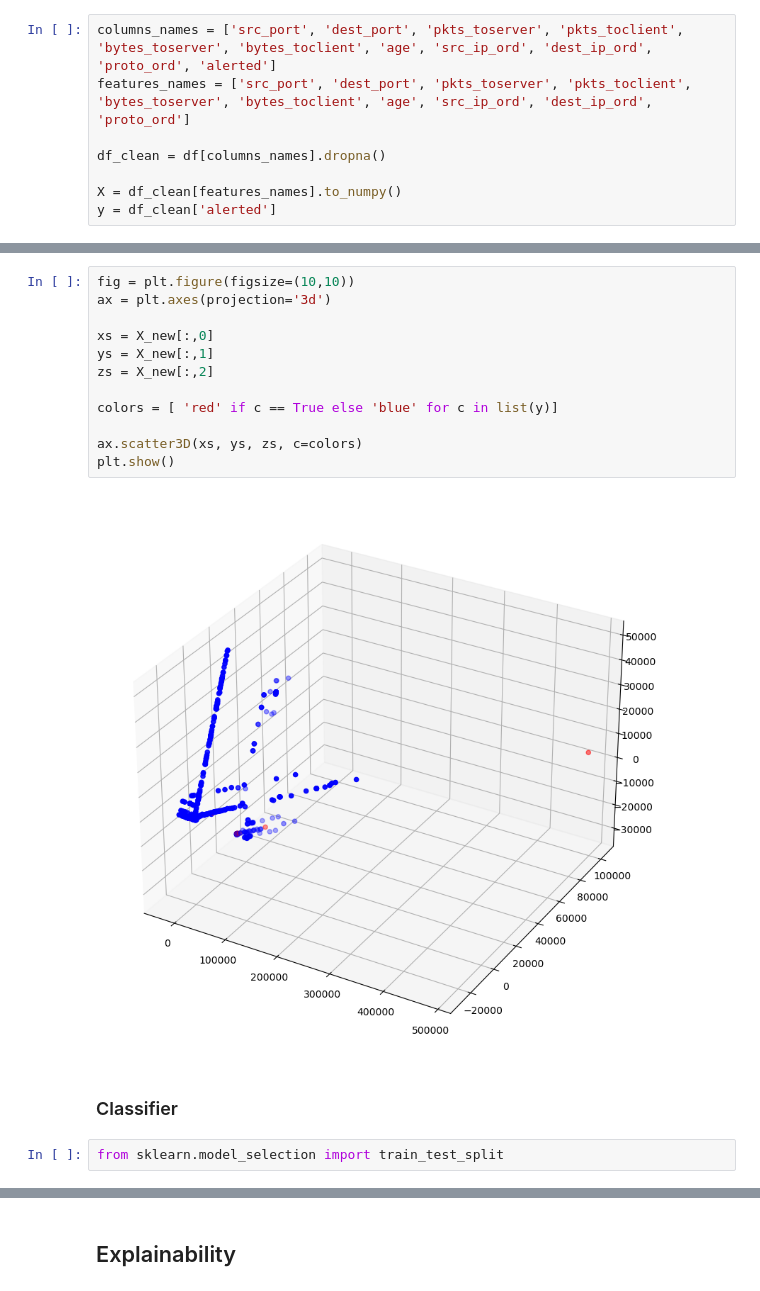
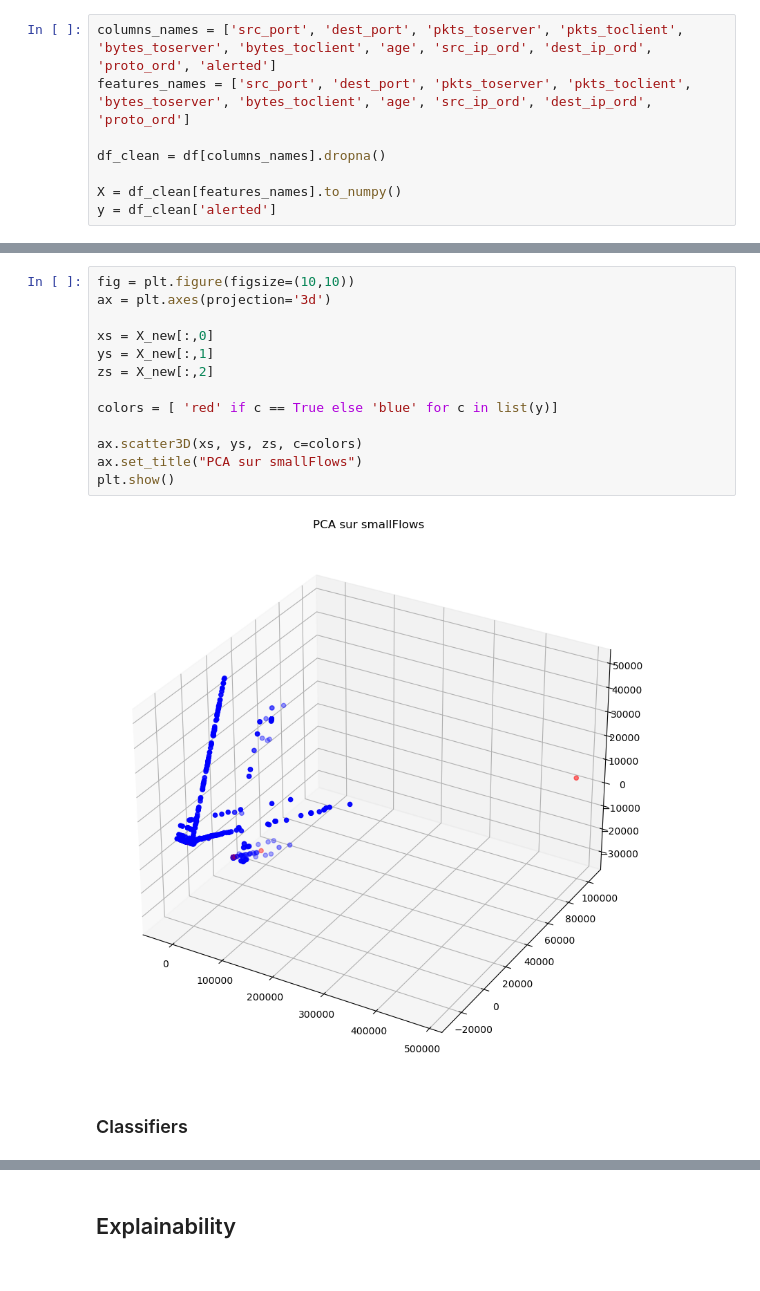
Before and after one commit to BenjaminDeporte/Cyber, a Jupyter notebook: code/SandBox.ipynb, the cells around one changed output, grey strips where cells are left out. Saved outputs shown, nothing was run; the diff lists cells and outputs as text.

```diff
--- a/code/SandBox.ipynb
+++ b/code/SandBox.ipynb
@@ -525,18 +525,17 @@ print(pca.explained_variance_ratio_)
 # %%
 fig = plt.figure(figsize=(10,10))
 ax = plt.axes(projection='3d')
 
 xs = X_new[:,0]
 ys = X_new[:,1]
 zs = X_new[:,2]
 
 colors = [ 'red' if c == True else 'blue' for c in list(y)]
 
 ax.scatter3D(xs, ys, zs, c=colors)
+ax.set_title("PCA sur smallFlows")
 plt.show()
 # %% [output]
-[figure, old version]
+[figure, new version]
 # %% [markdown]
-### Classifier
+### Classifiers
-# %%
-from sklearn.model_selection import train_test_split
```
Also changed, not shown: parts of 26 cells of this notebook, 1 other file.
